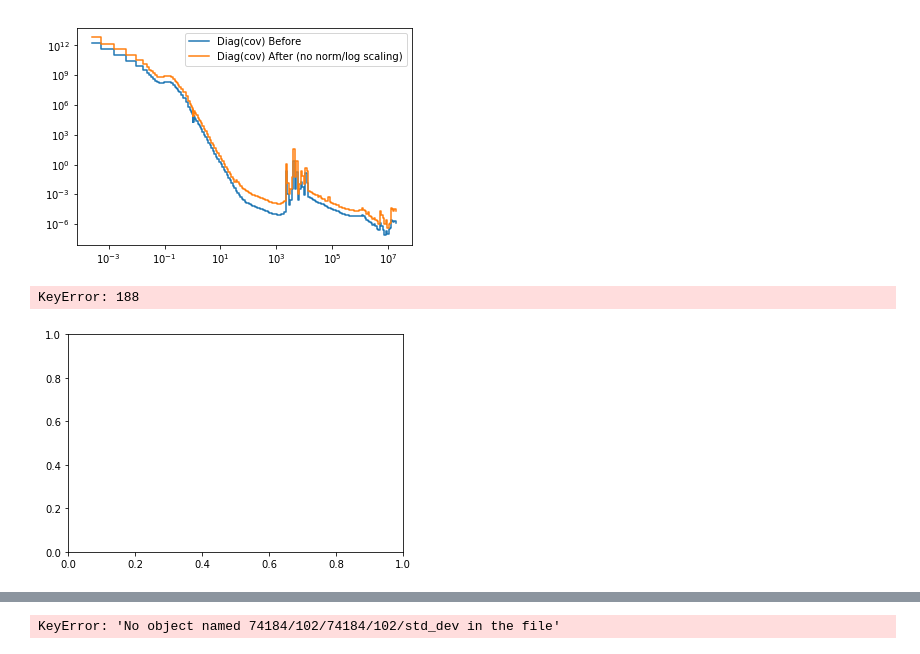
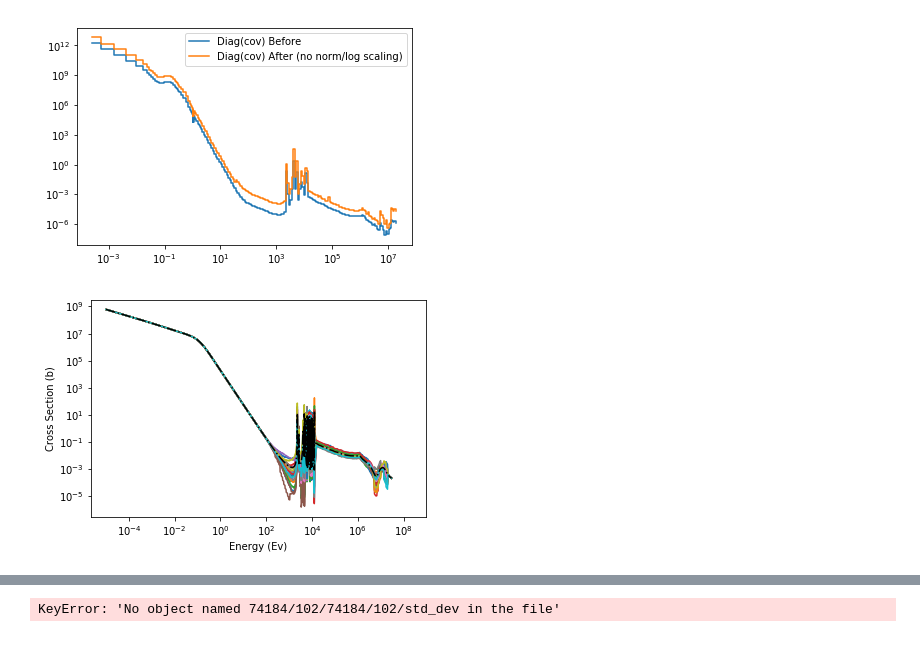
Before and after one commit to veeshy/ASAPy, a Jupyter notebook: explore_cov.ipynb, the cells around one changed output, grey strips where cells are left out. Drawn from its saved outputs; the diff is of its cells as text; code cells hidden in the pictures.

```diff
--- a/explore_cov.ipynb
+++ b/explore_cov.ipynb
@@ -106,7 +146,7 @@ plt.legend()
 <matplotlib.legend.Legend at 0x...>
 [figure]
 # %%
-sample_df_log = w.sample('lognorm', 500, allow_singular=True, return_relative=False, remove_neg=False)
+sample_df_log = w.sample('lognorm', 500, return_relative=True, remove_neg=False)
 # %%
 plt.loglog(x135m_102_std['e high'], x135m_102_std['s.d.(1)']**2, drawstyle='steps-mid', label='Diag(cov) Before')
 plt.loglog(x135m_102_std['e high'], np.diag(np.cov(sample_df_log)), drawstyle='steps-mid', label='Diag(cov) After (no norm/log scaling)')
@@ -117,18 +157,22 @@ plt.legend()
 [figure]
 # %%
 fig, ax = plt.subplots()
-for i in range(10):
-    ax.loglog(e*1e6, map_groups_to_continuous(e, x135m_102_std['e high'], sample_df[i],
-                                              min_e=x135m_102_std['e low'].min()-1) * st, label=i)
+for i in range(30):
+    ax.loglog(e*1e6, map_groups_to_continuous(e, x135m_102_std['e high'], sample_df_log[i],
+                                              min_e=x135m_102_std['e low'].min()-1) * st, label=i);
 
 ax.loglog(e*1e6, st, linestyle='-.', color='k')
 #ax.set_xlim([180, 190])
 #ax.set_xscale('linear')
 #ax.set_yscale('linear')
 #plt.legend()
+
+ax.set_xlabel('Energy (Ev)')
+ax.set_ylabel('Cross Section (b)')
+
+plt.savefig('30_xe135m_mt=102.eps')
 # %% [output]
-KeyError: 188
-[figure, old version]
+[figure, new version]
 # %%
 from mpl_toolkits.axes_grid1 import make_axes_locatable
 # %%
```
Also changed, not shown: parts of 8 cells of this notebook, 1 other file.
